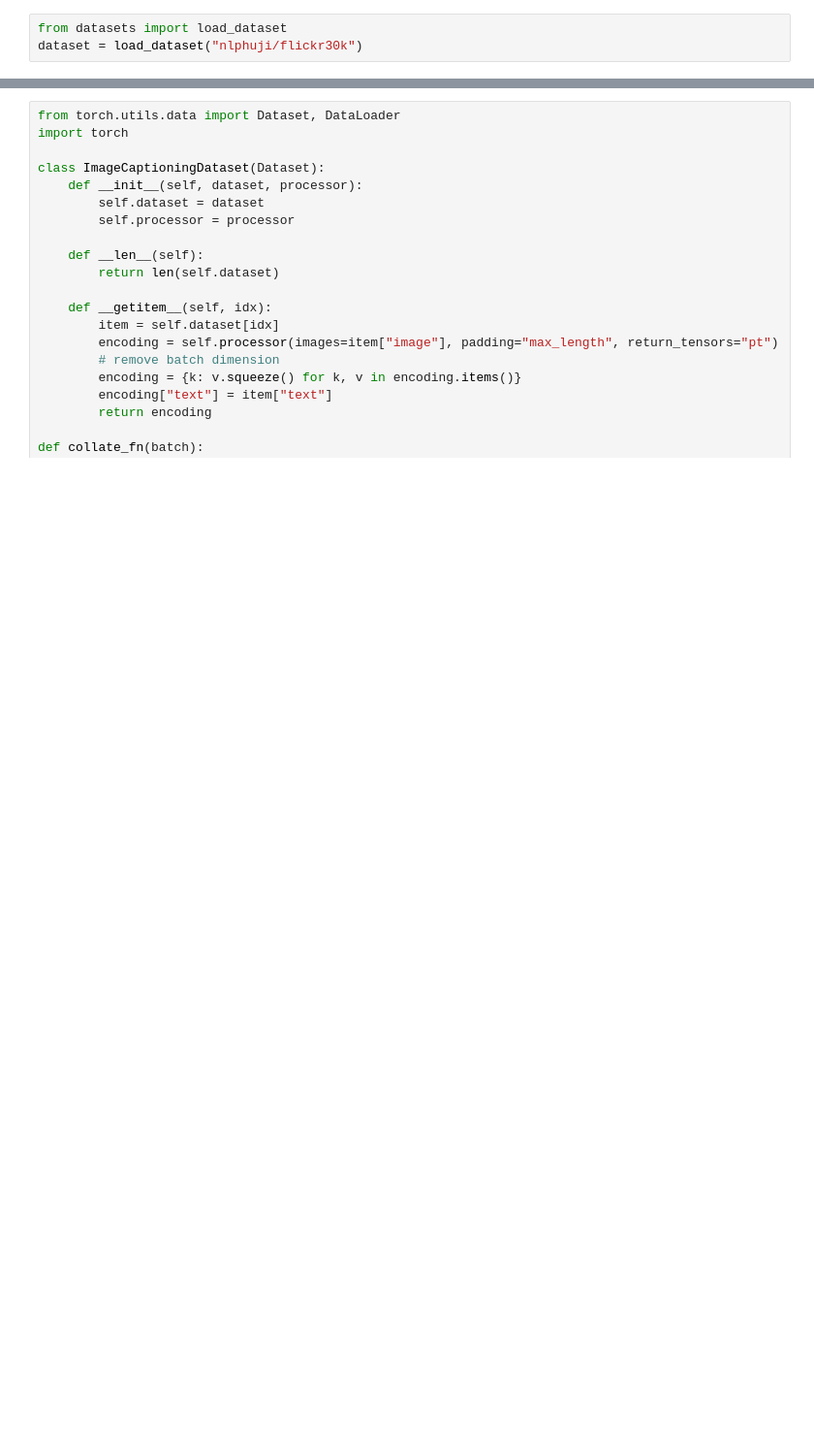
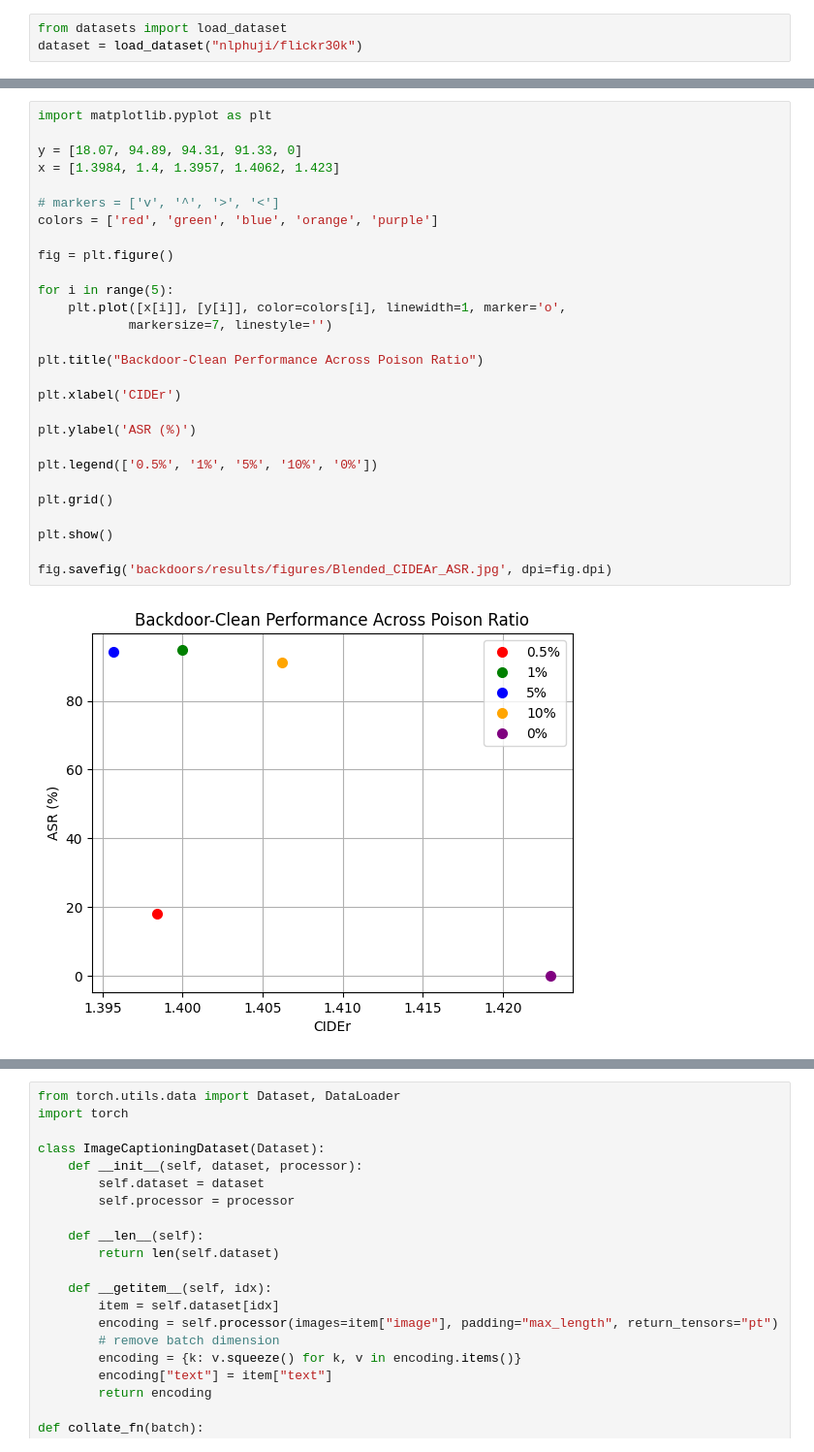
Before and after one commit to luandangsama/LAVIS, a Jupyter notebook: run.ipynb, the cells around one changed output, grey strips where cells are left out. Shown at 97% size. Drawn from its saved outputs; the diff is of its cells as text; blank space fills up the shorter version.

```diff
--- a/run.ipynb
+++ b/run.ipynb
@@ -3,0 +38,30 @@ dataset = load_dataset("nlphuji/flickr30k")
+# %%
+import matplotlib.pyplot as plt
+
+y = [18.07, 94.89, 94.31, 91.33, 0]
+x = [1.3984, 1.4, 1.3957, 1.4062, 1.423]
+
+# markers = ['v', '^', '>', '<']
+colors = ['red', 'green', 'blue', 'orange', 'purple']
+
+fig = plt.figure()
+
+for i in range(5):
+    plt.plot([x[i]], [y[i]], color=colors[i], linewidth=1, marker='o',
+            markersize=7, linestyle='')
+
+plt.title("Backdoor-Clean Performance Across Poison Ratio")
+
+plt.xlabel('CIDEr')
+
+plt.ylabel('ASR (%)')
+
+plt.legend(['0.5%', '1%', '5%', '10%', '0%'])
+
+plt.grid()
+
+plt.show()
+
+fig.savefig('backdoors/results/figures/Blended_CIDEAr_ASR.jpg', dpi=fig.dpi)
+# %% [output]
+[figure, added]
```
Also changed, not shown: parts of 13 cells of this notebook, 7 other files.
